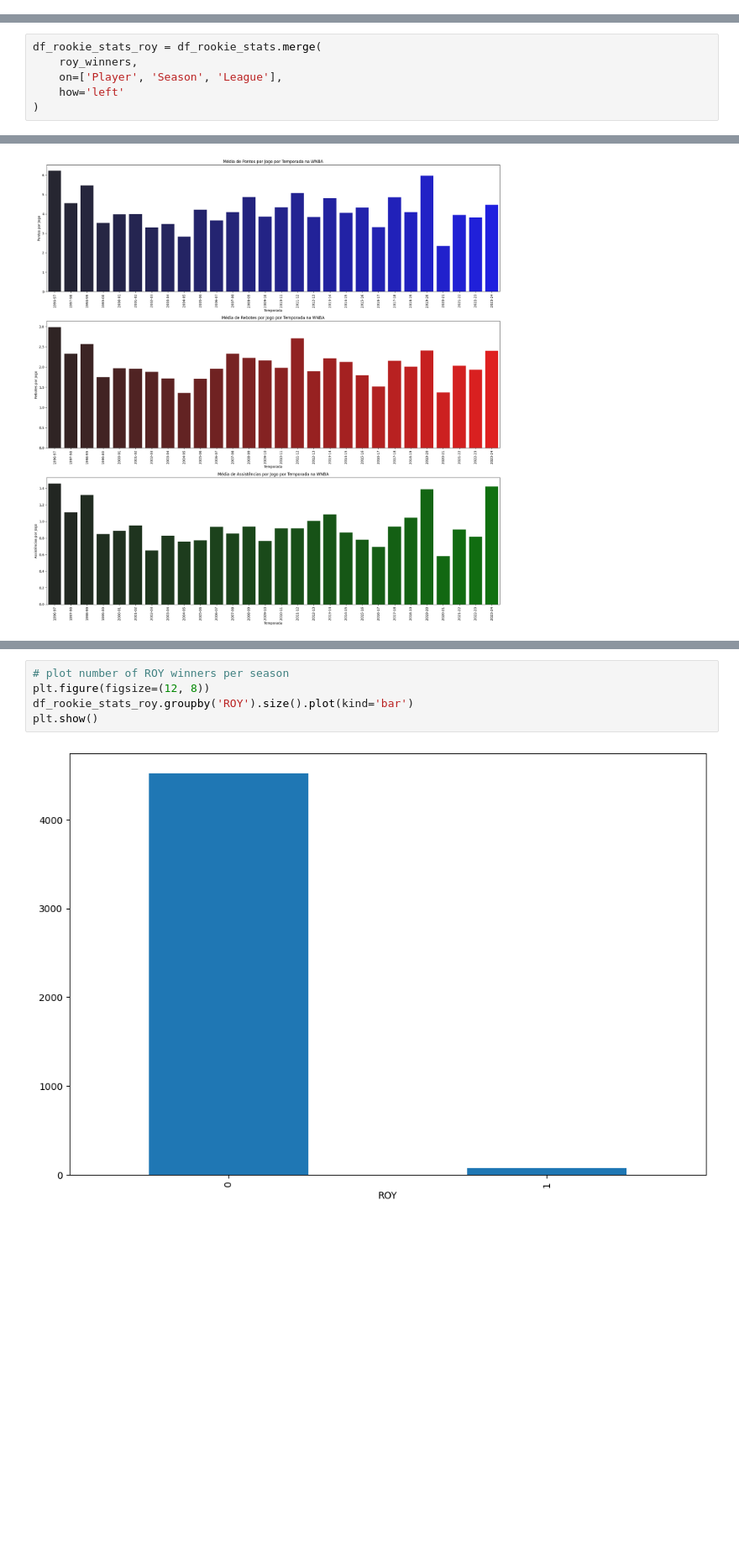
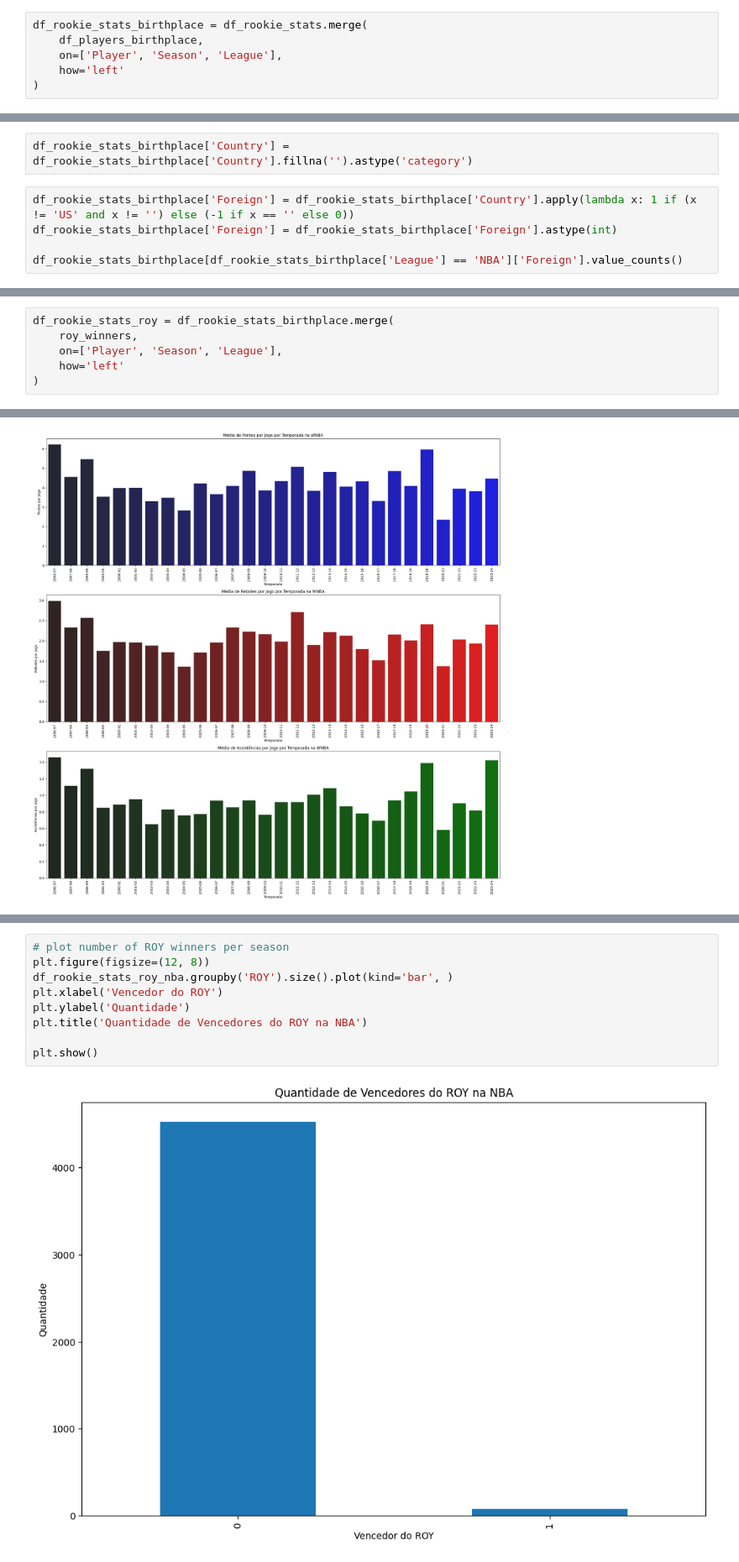
Before and after one commit to ThiagoMonica/nba-roy-prediction, a Jupyter notebook: notebooks/NBA_Rookie_of_Year_Prediction.ipynb, the cells around one changed output, grey strips where cells are left out. Shown at 84% size. Cells and saved outputs as stored; diff of their text form; blank space fills up the shorter version.

```diff
--- a/notebooks/NBA_Rookie_of_Year_Prediction.ipynb
+++ b/notebooks/NBA_Rookie_of_Year_Prediction.ipynb
@@ -505,0 +600,6 @@ df_rookie_stats.drop(columns=['Year'], inplace=True)
+# %%
+df_rookie_stats_birthplace = df_rookie_stats.merge(
+    df_players_birthplace,
+    on=['Player', 'Season', 'League'],
+    how='left'
+)
@@ -505,0 +610,7 @@ df_rookie_stats.drop(columns=['Year'], inplace=True)
+# %%
+df_rookie_stats_birthplace['Country'] = df_rookie_stats_birthplace['Country'].fillna('').astype('category')
+# %%
+df_rookie_stats_birthplace['Foreign'] = df_rookie_stats_birthplace['Country'].apply(lambda x: 1 if (x != 'US' and x != '') else (-1 if x == '' else 0))
+df_rookie_stats_birthplace['Foreign'] = df_rookie_stats_birthplace['Foreign'].astype(int)
+
+df_rookie_stats_birthplace[df_rookie_stats_birthplace['League'] == 'NBA']['Foreign'].value_counts()
@@ -529,5 +642,5 @@ df_rookie_stats['Player'] = df_rookie_stats['Player'].astype(str).str.strip()
 # %%
-df_rookie_stats_roy = df_rookie_stats.merge(
+df_rookie_stats_roy = df_rookie_stats_birthplace.merge(
     roy_winners,
     on=['Player', 'Season', 'League'],
     how='left'
@@ -805,7 +956,11 @@ plt.show()
 # %%
 # plot number of ROY winners per season
 plt.figure(figsize=(12, 8))
-df_rookie_stats_roy.groupby('ROY').size().plot(kind='bar')
+df_rookie_stats_roy_nba.groupby('ROY').size().plot(kind='bar', )
+plt.xlabel('Vencedor do ROY')
+plt.ylabel('Quantidade')
+plt.title('Quantidade de Vencedores do ROY na NBA')
+
 plt.show()
 # %% [output]
-[figure, old version]
+[figure, new version]
```
Also changed, not shown: parts of 44 cells of this notebook, 52 other files.
